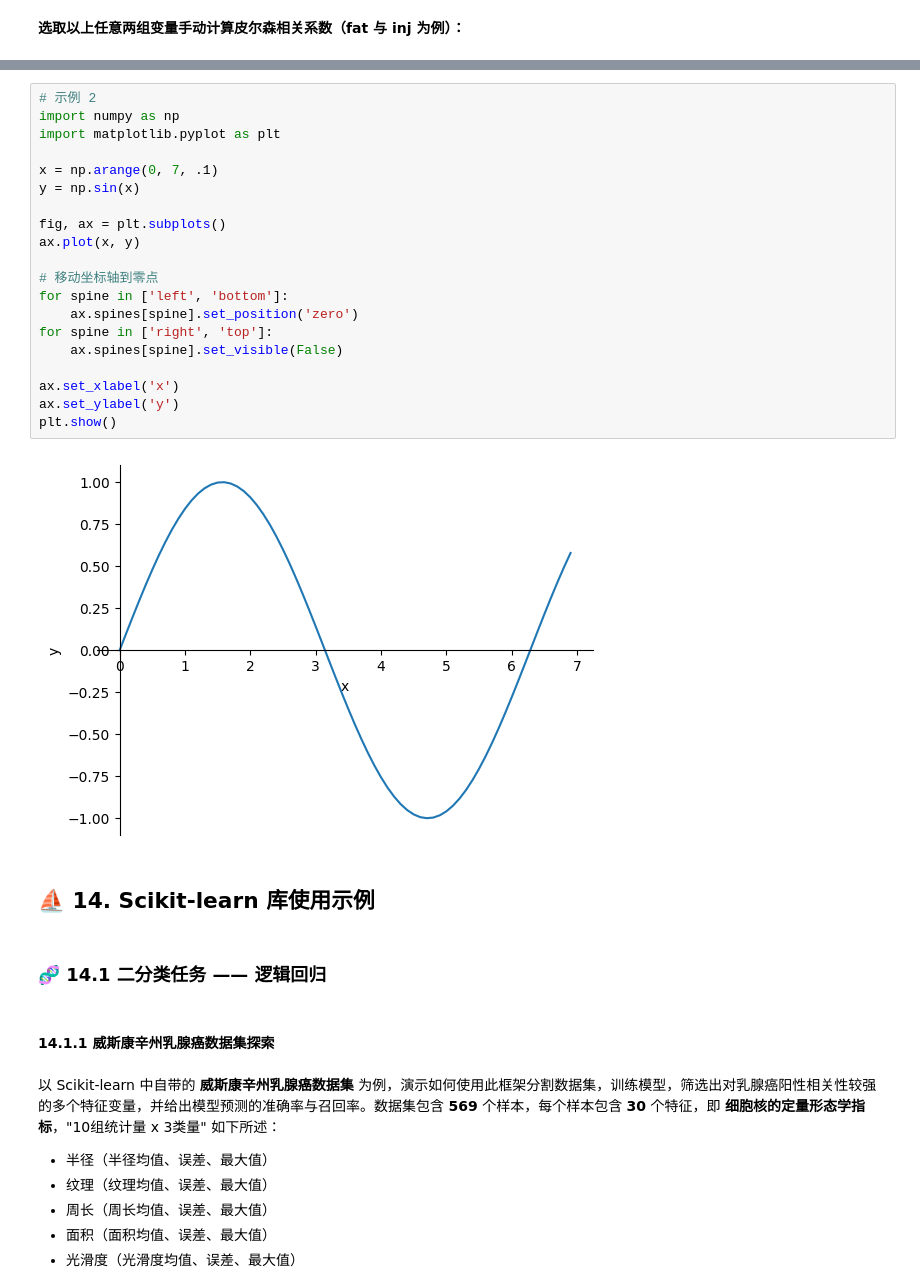
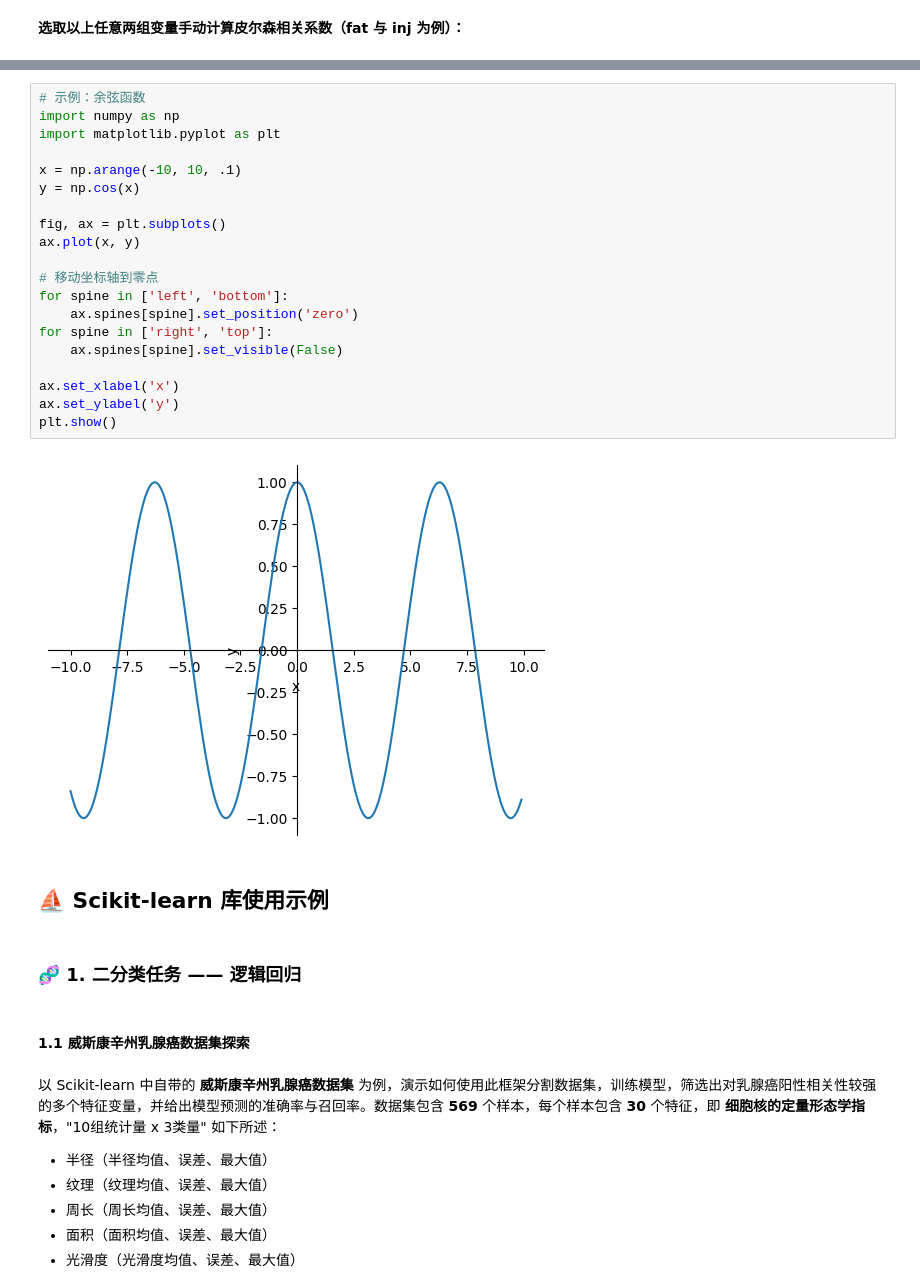
Before and after one commit to Alberthua-Perl/python-project-demo, a Jupyter notebook: AI267v2.x-course/基于 Red Hat OpenShift AI 运行 MLOps.ipynb, the cells around one changed output, grey strips where cells are left out. Cells and saved outputs as stored; diff of their text form.

```diff
--- a/AI267v2.x-course/基于 Red Hat OpenShift AI 运行 MLOps.ipynb
+++ b/AI267v2.x-course/基于 Red Hat OpenShift AI 运行 MLOps.ipynb
@@ -723,33 +731,33 @@ plt.show()
 # %% [output]
 [figure]
 # %%
-# 示例 2
+# 示例：余弦函数
 import numpy as np
 import matplotlib.pyplot as plt
 
-x = np.arange(0, 7, .1)
-y = np.sin(x)
+x = np.arange(-10, 10, .1)
+y = np.cos(x)
 
 fig, ax = plt.subplots()
 ax.plot(x, y)
 
 # 移动坐标轴到零点
 for spine in ['left', 'bottom']:
     ax.spines[spine].set_position('zero')
 for spine in ['right', 'top']:
     ax.spines[spine].set_visible(False)
 
 ax.set_xlabel('x')
 ax.set_ylabel('y')
 plt.show()
 # %% [output]
-[figure, old version]
+[figure, new version]
 # %% [markdown]
-## ⛵ **14. Scikit-learn 库使用示例**
+## ⛵ **Scikit-learn 库使用示例**
 # %% [markdown]
-### 🧬 **14.1 二分类任务 —— 逻辑回归**
+### 🧬 **1. 二分类任务 —— 逻辑回归**
 # %% [markdown]
-#### **14.1.1 威斯康辛州乳腺癌数据集探索**
+#### **1.1 威斯康辛州乳腺癌数据集探索**
 # %% [markdown]
 以 Scikit-learn 中自带的 **威斯康辛州乳腺癌数据集** 为例，演示如何使用此框架分割数据集，训练模型，筛选出对乳腺癌阳性相关性较强的多个特征变量，并给出模型预测的准确率与召回率。数据集包含 **569** 个样本，每个样本包含 **30** 个特征，即 **细胞核的定量形态学指标**，"10组统计量 x 3类量" 如下所述：
 
```
Also changed, not shown: parts of 119 cells of this notebook, 7 other files.
